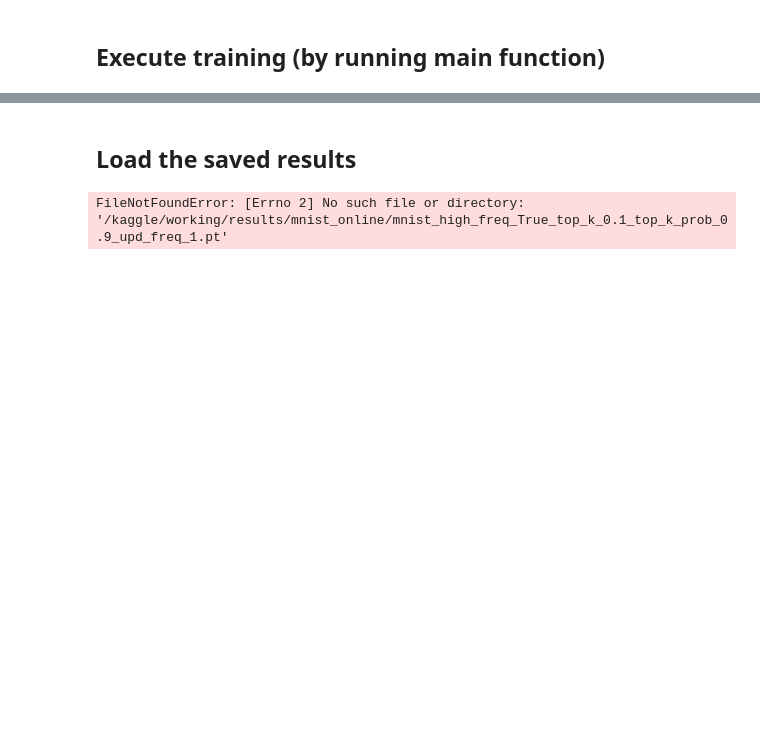
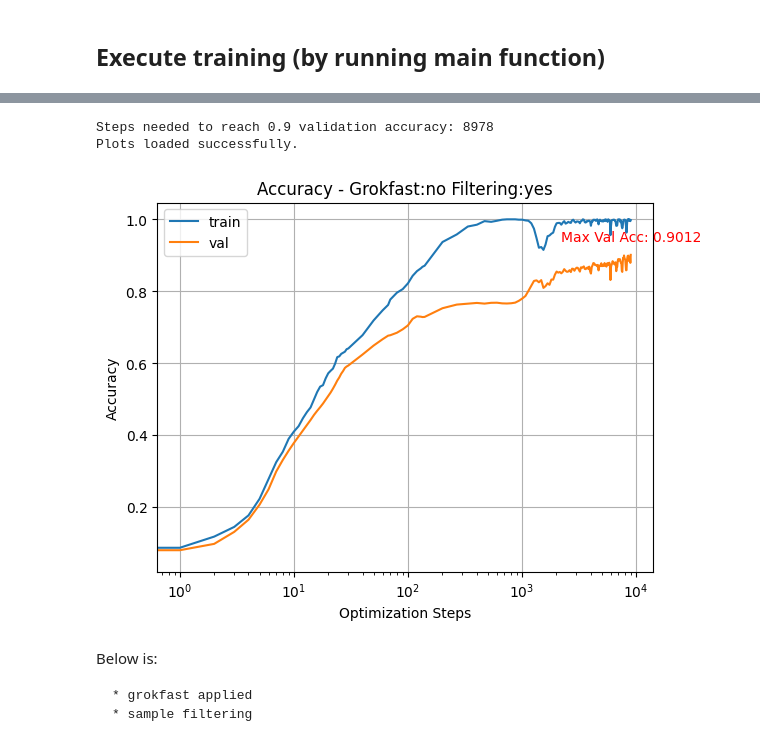
Before and after one commit to nickxir12/PatRec_Project_2024-2025, a Jupyter notebook: MNIST_code/mnist-sample-complexity-online.ipynb, the cells around one changed output, grey strips where cells are left out. Drawn from its saved outputs; the diff is of its cells as text; code cells hidden in the pictures; blank space fills up the shorter version.

```diff
--- a/MNIST_code/mnist-sample-complexity-online.ipynb
+++ b/MNIST_code/mnist-sample-complexity-online.ipynb
@@ -727,7 +971,7 @@ OutOfMemoryError: CUDA out of memory. Tried to allocate 120.00 MiB. GPU 0 has a
-# %% [markdown]
-## Load the saved results
 # %%
 # Load the saved results for plotting/printing
+
+args.label="high_freq_True_top_k_0.1_top_k_prob_0.9_upd_freq_1"
 
 results_dir = "/kaggle/working/results/mnist_online"
 filename = f"mnist_{args.label}.pt"
@@ -740,46 +984,51 @@ filename_plot_loss = f"mnist_{args.label}_loss.png"
 results_filename_plot_loss = os.path.join(results_dir, filename_plot_loss)
 
 
 
 results = torch.load(results_filename, weights_only=True)
 
 
 # Extract data from results
 its = results["its"]  # Optimization steps
 train_acc = results["train_acc"]  # Training accuracy
 val_acc = results["val_acc"]  # Validation accuracy
 train_loss = results["train_loss"]  # Training loss
 val_loss = results["val_loss"]  # Validation loss
 steps_to_reach = results["steps_to_reach"]  # Steps to reach 90% validation accuracy
 
 print(f"Steps needed to reach 0.9 validation accuracy: {steps_to_reach}")
 
 # Plot Accuracy
 plt.figure()
 plt.plot(its, train_acc, label="train")
 plt.plot(its, val_acc, label="val")
+
+# Find and annotate the maximum validation accuracy
+max_val_acc = max(val_acc)
+max_val_idx = val_acc.index(max_val_acc)
+plt.annotate(f"Max Val Acc: {max_val_acc:.4f}",
+             (its[max_val_idx], max_val_acc),
+             textcoords="offset points",
+             xytext=(0,10),
+             ha='center',
+             fontsize=10,
+             color='red')
+
 plt.legend()
-plt.title(f"Accuracy")
+plt.title("Accuracy - Grokfast:no Filtering:yes")
 plt.xlabel("Optimization Steps")
 plt.ylabel("Accuracy")
 plt.xscale("log", base=10)
 plt.grid()
 plt.savefig(results_filename_plot_acc, dpi=150)
-# plt.close()
-
-# Plot Loss
-plt.figure()
-plt.plot(its, train_loss, label="train")
-plt.plot(its, val_loss, label="val")
-plt.legend()
-plt.title(f"Loss")
-plt.xlabel("Optimization Steps")
-plt.ylabel("Loss")
-plt.xscale("log", base=10)
-plt.grid()
-plt.savefig(results_filename_plot_loss, dpi=150)
-# plt.close()
 
 print("Plots loaded successfully.")
 # %% [output]
-FileNotFoundError: [Errno 2] No such file or directory: '/kaggle/working/results/mnist_online/mnist_high_freq_True_top_k_0.1_top_k_prob_0.9_upd_freq_1.pt'
+Steps needed to reach 0.9 validation accuracy: 8978
+Plots loaded successfully.
+[figure, added]
+# %% [markdown]
+Below is:
+
+    * grokfast applied
+    * sample filtering
```
Also changed, not shown: parts of 17 cells of this notebook.
